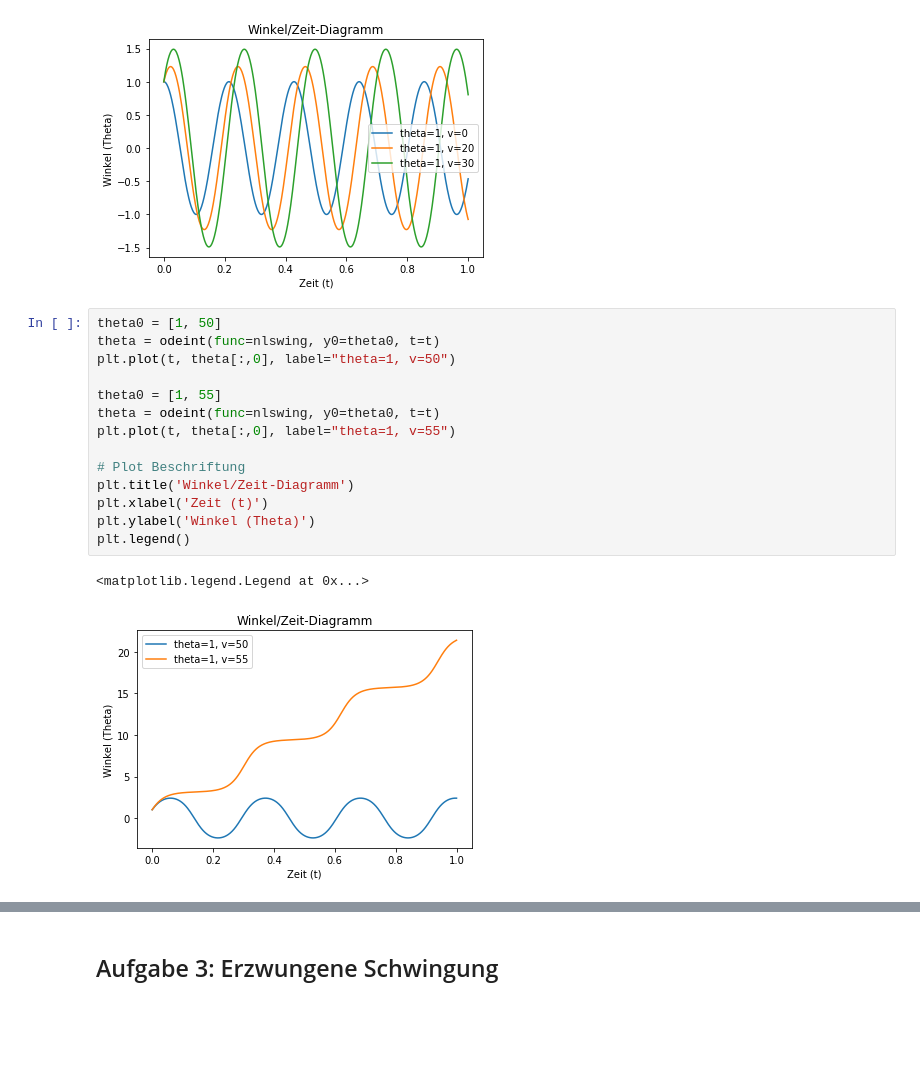
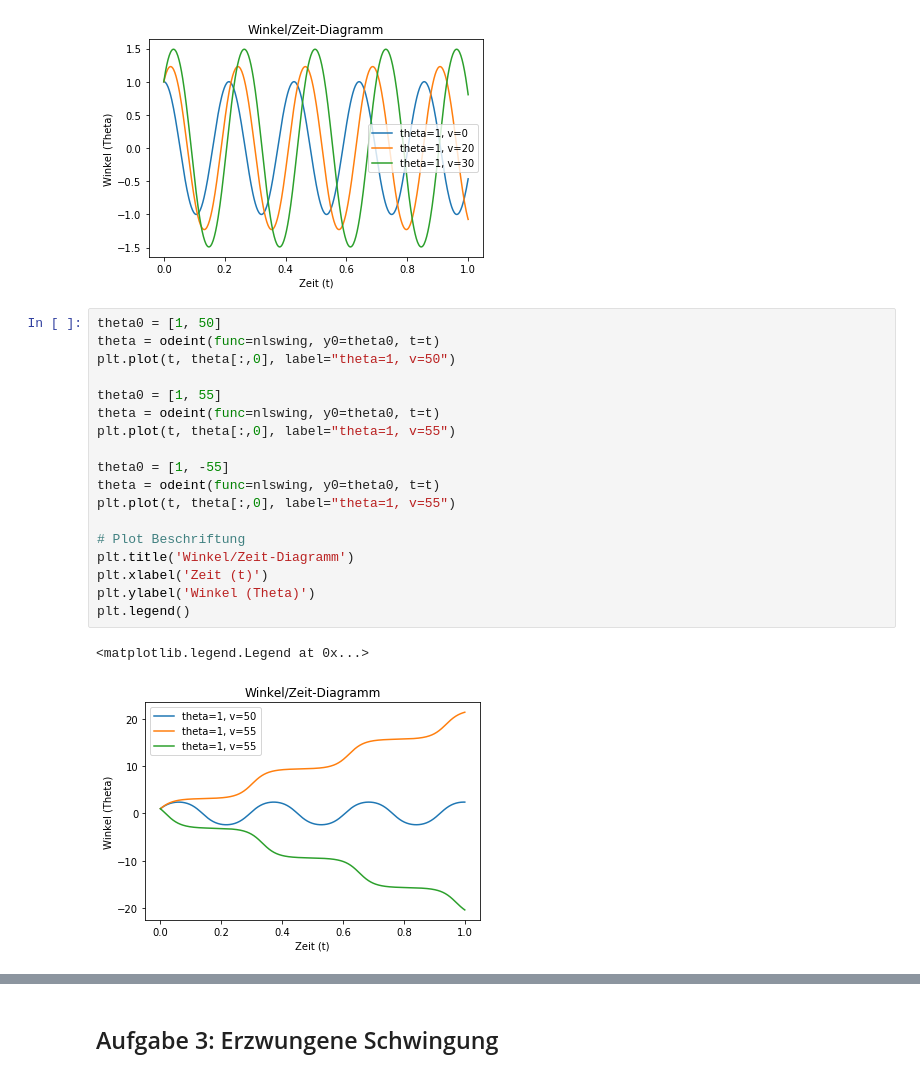
Before and after one commit to darenegade/modellbildung, a Jupyter notebook: Abgabe 3/Abgabe 3.ipynb, the cells around one changed output, grey strips where cells are left out. Drawn from its saved outputs; the diff is of its cells as text; blank space fills up the shorter version.

```diff
--- a/Abgabe 3/Abgabe 3.ipynb
+++ b/Abgabe 3/Abgabe 3.ipynb
@@ -186,20 +207,24 @@ plt.legend()
 # %%
 theta0 = [1, 50]
 theta = odeint(func=nlswing, y0=theta0, t=t)
 plt.plot(t, theta[:,0], label="theta=1, v=50")
 
 theta0 = [1, 55]
 theta = odeint(func=nlswing, y0=theta0, t=t)
 plt.plot(t, theta[:,0], label="theta=1, v=55")
 
+theta0 = [1, -55]
+theta = odeint(func=nlswing, y0=theta0, t=t)
+plt.plot(t, theta[:,0], label="theta=1, v=55")
+
 # Plot Beschriftung
 plt.title('Winkel/Zeit-Diagramm')
 plt.xlabel('Zeit (t)')
 plt.ylabel('Winkel (Theta)')
 plt.legend()
 # %% [output]
 <matplotlib.legend.Legend at 0x...>
-[figure, old version]
+[figure, new version]
 # %%
 theta0 = [1, 0]
 theta = odeint(func=nlswing, y0=theta0, t=t)
```
Also changed, not shown: parts of 2 cells of this notebook.
